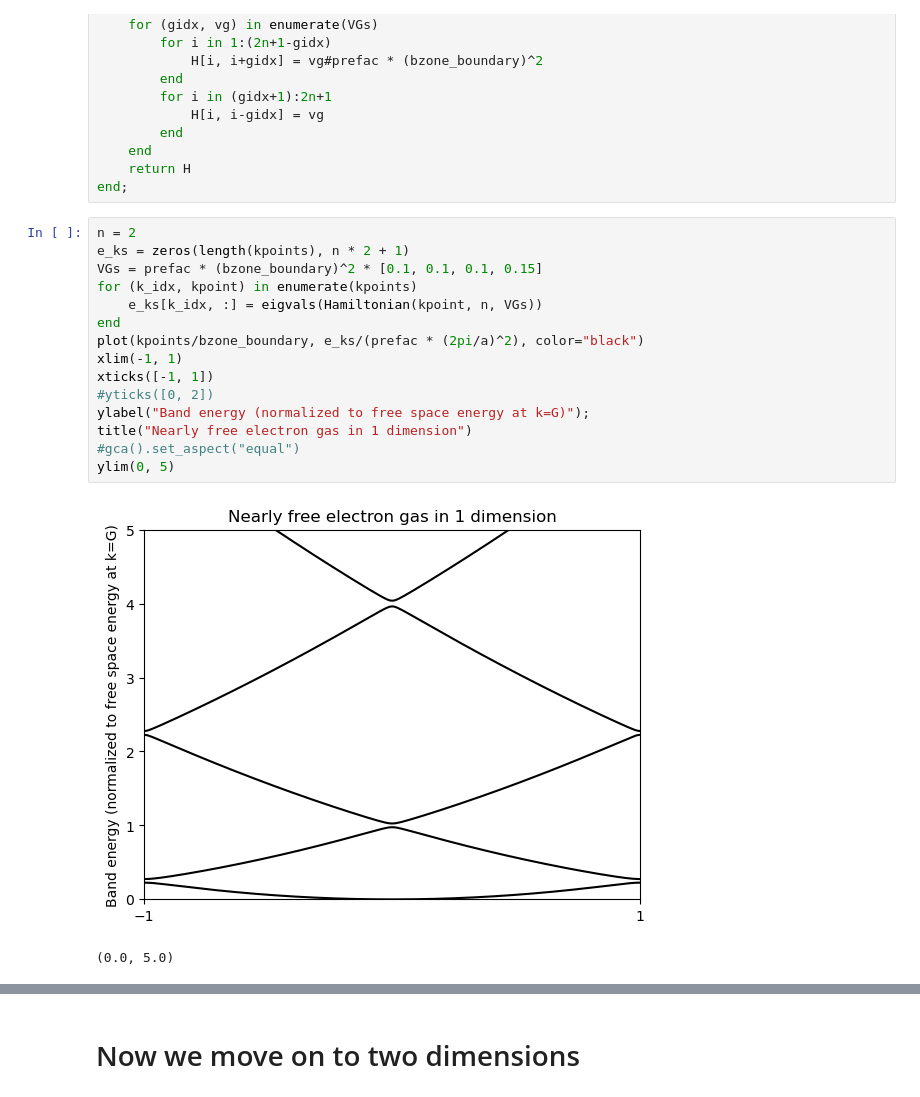
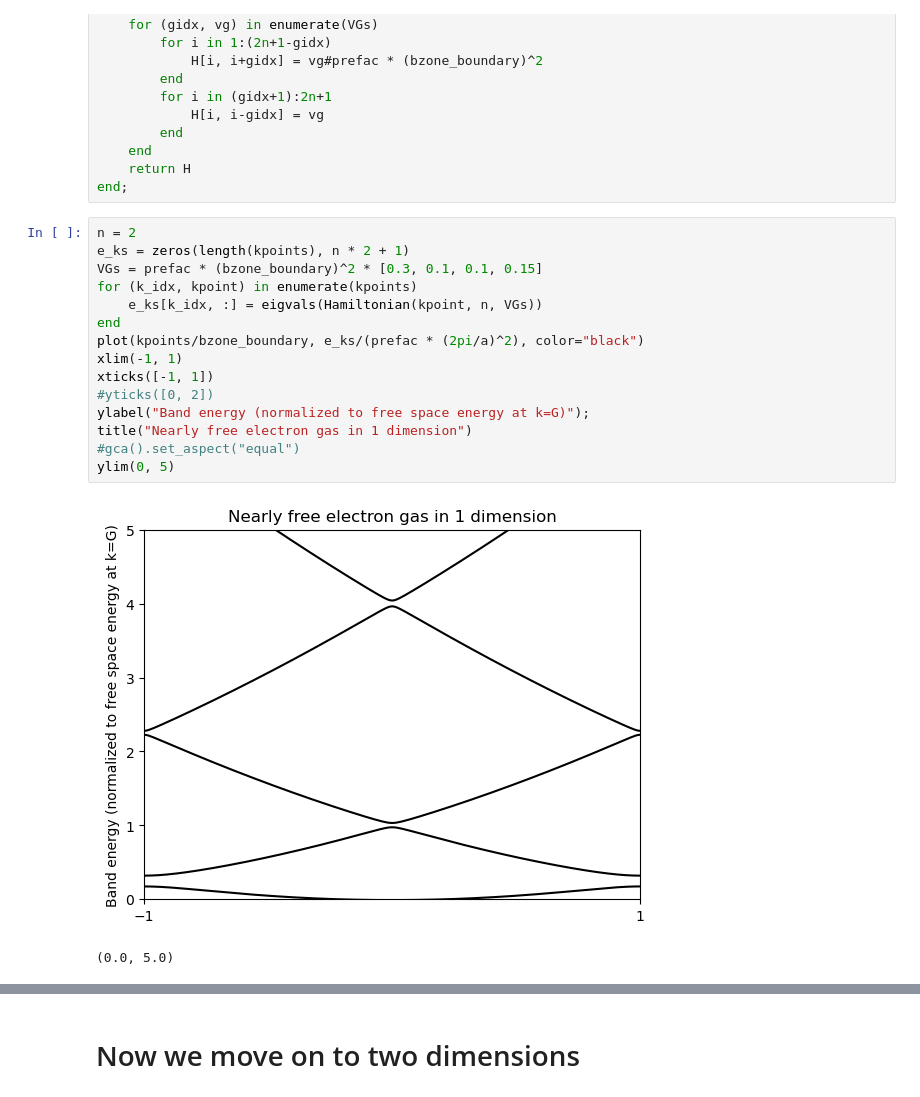
Before and after one commit to AliGhorashiCMT/8.511-Notes-and-Code, a Jupyter notebook: central_equation/Periodic Potentials.ipynb, the cells around one changed output, grey strips where cells are left out. Cells and saved outputs as stored; diff of their text form.

```diff
--- a/central_equation/Periodic Potentials.ipynb
+++ b/central_equation/Periodic Potentials.ipynb
@@ -48,18 +47,18 @@ end;
 # %%
 n = 2
 e_ks = zeros(length(kpoints), n * 2 + 1)
-VGs = prefac * (bzone_boundary)^2 * [0.1, 0.1, 0.1, 0.15]
+VGs = prefac * (bzone_boundary)^2 * [0.3, 0.1, 0.1, 0.15]
 for (k_idx, kpoint) in enumerate(kpoints)
     e_ks[k_idx, :] = eigvals(Hamiltonian(kpoint, n, VGs))
 end
 plot(kpoints/bzone_boundary, e_ks/(prefac * (2pi/a)^2), color="black")
 xlim(-1, 1)
 xticks([-1, 1])
 #yticks([0, 2])
 ylabel("Band energy (normalized to free space energy at k=G)");
 title("Nearly free electron gas in 1 dimension")
 #gca().set_aspect("equal")
 ylim(0, 5)
 # %% [output]
-[figure, old version]
+[figure, new version]
 (0.0, 5.0)
```
Also changed, not shown: parts of 8 cells of this notebook.
